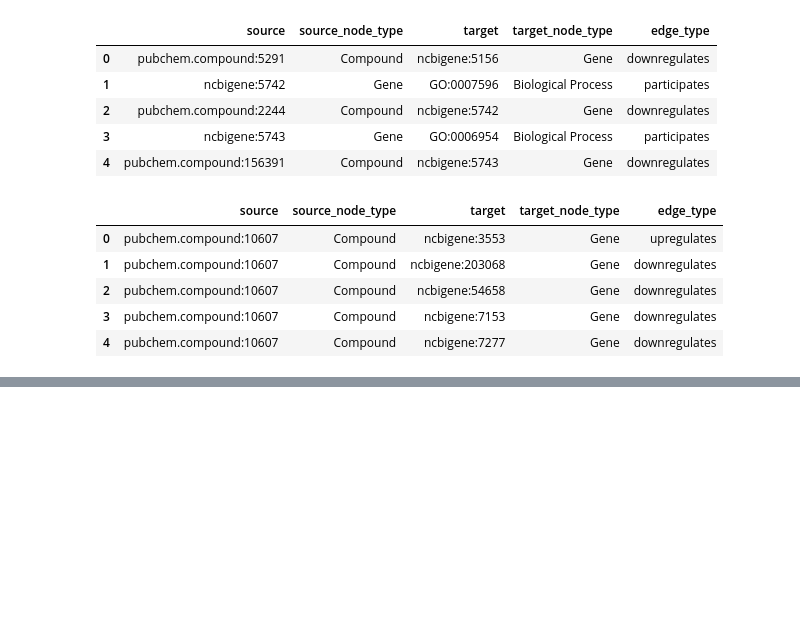
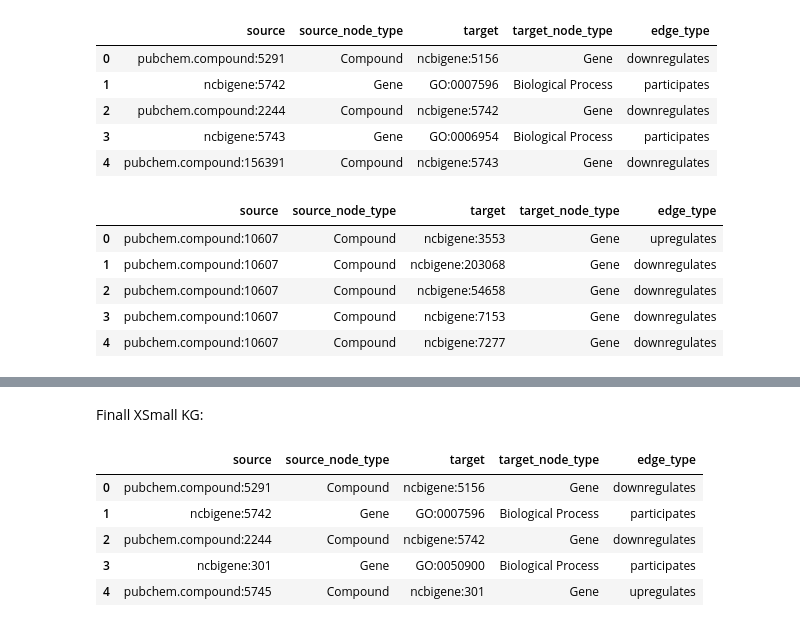
Before and after one commit to laurendelong21/MoA-Net, a Jupyter notebook: notebooks/2_validation_moas.ipynb, the cells around one changed output, grey strips where cells are left out. Cells and saved outputs as stored; diff of their text form; code cells hidden in the pictures; blank space fills up the shorter version.

```diff
--- a/notebooks/2_validation_moas.ipynb
+++ b/notebooks/2_validation_moas.ipynb
@@ -335,0 +451,13 @@ final_kg_df.to_csv(f'{KG_DIR}/final_kg.tsv', sep='\t', index=False)
+# %% [markdown]
+Finall XSmall KG:
+# %%
+kg_data = pd.DataFrame(variants['xsmall']['other_edges'])
+
+kg_data.head(5)
+# %% [output]
+|  | source | source_node_type | target | target_node_type | edge_type |
+| 0 | pubchem.compound:5291 | Compound | ncbigene:5156 | Gene | downregulates |
+| 1 | ncbigene:5742 | Gene | GO:0007596 | Biological Process | participates |
+| 2 | pubchem.compound:2244 | Compound | ncbigene:5742 | Gene | downregulates |
+| 3 | ncbigene:301 | Gene | GO:0050900 | Biological Process | participates |
+| 4 | pubchem.compound:5745 | Compound | ncbigene:301 | Gene | upregulates |
```
Also changed, not shown: parts of 39 cells of this notebook, 1 other file.
